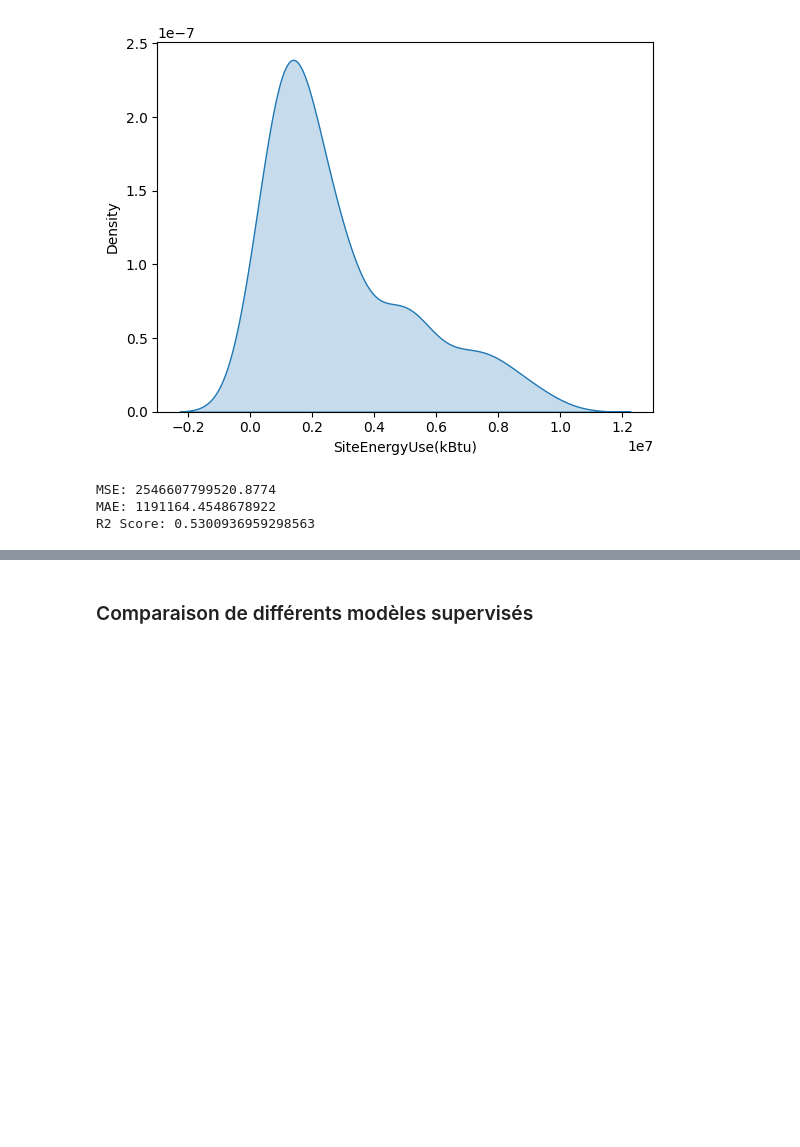
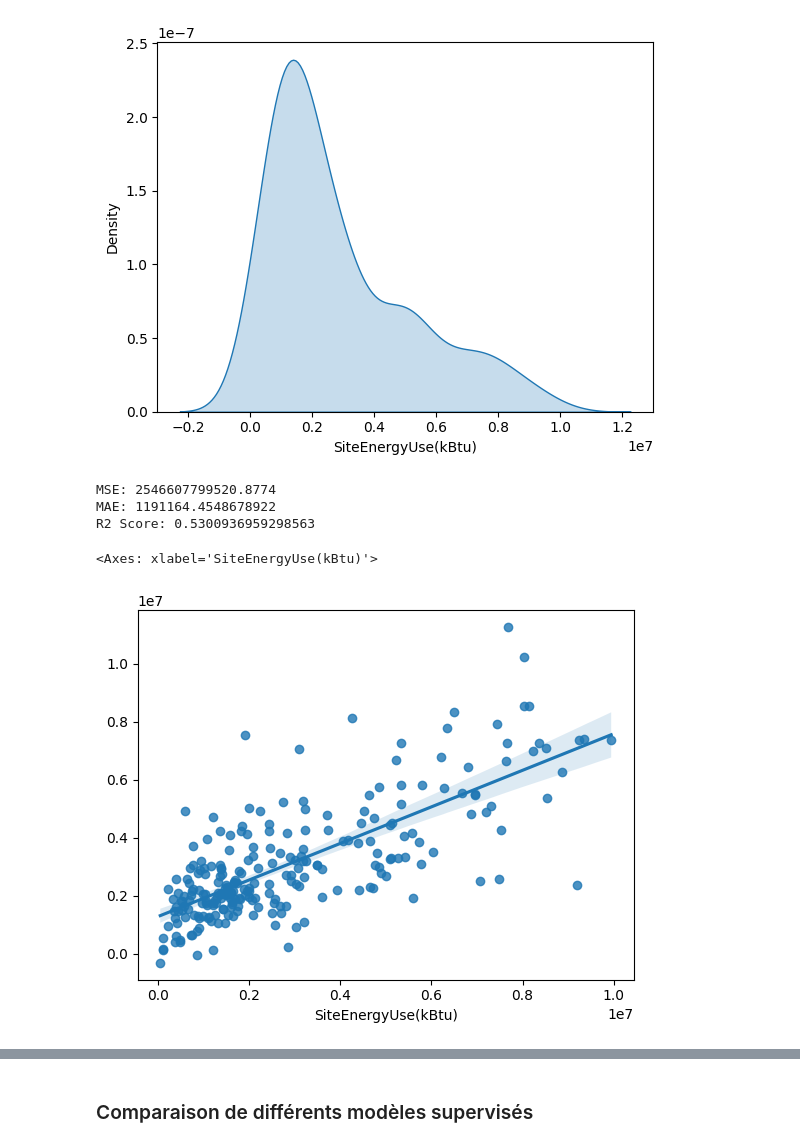
Before and after one commit to Soct/formation_OC, a Jupyter notebook: projet 3/P3_template_modelistation_supervisee_data_scientist.ipynb, the cells around one changed output, grey strips where cells are left out. Drawn from its saved outputs; the diff is of its cells as text; code cells hidden in the pictures; blank space fills up the shorter version.

```diff
--- a/projet 3/P3_template_modelistation_supervisee_data_scientist.ipynb
+++ b/projet 3/P3_template_modelistation_supervisee_data_scientist.ipynb
@@ -416,7 +417,7 @@ def modele_regression(df, target_col, modele_type):
     elif modele_type == 'svr':
         model = SVR()
     elif modele_type == 'randomforestregressor':
-        model = RandomForestRegressor()
+        model = RandomForestRegressor(random_state=42)
     else:
         raise ValueError("Type de modèle non reconnu. Choisissez parmi : 'linearregression', 'dummyregressor', 'svr', 'randomforestregressor'.")
 
@@ -436,11 +437,14 @@ def modele_regression(df, target_col, modele_type):
     print(f"MAE: {mae}")
     print(f"R2 Score: {r2}")
 
-    return y_test
+    return y_test, y_pred
 # %%
-y_test_actual = modele_regression(building_consumption_w_drop, 'SiteEnergyUse(kBtu)', 'linearregression')
+y_test_actual, y_pred_actual = modele_regression(building_consumption_w_drop, 'SiteEnergyUse(kBtu)', 'linearregression')
+sns.regplot(x=y_test_actual, y=y_pred_actual)
 # %% [output]
 MSE: 2546607799520.8774
 MAE: 1191164.4548678922
 R2 Score: 0.5300936959298563
+<Axes: xlabel='SiteEnergyUse(kBtu)'>
+[figure, added]
 # %%
```
Also changed, not shown: parts of 12 cells of this notebook.
